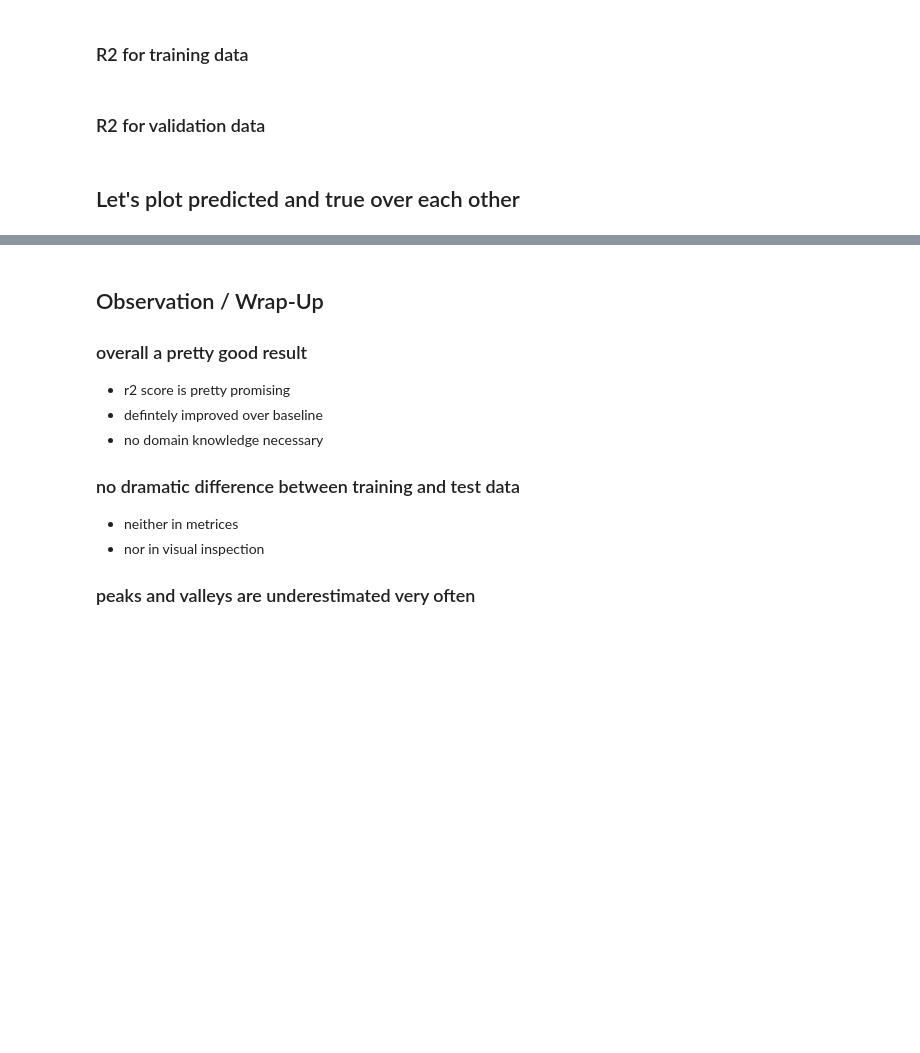
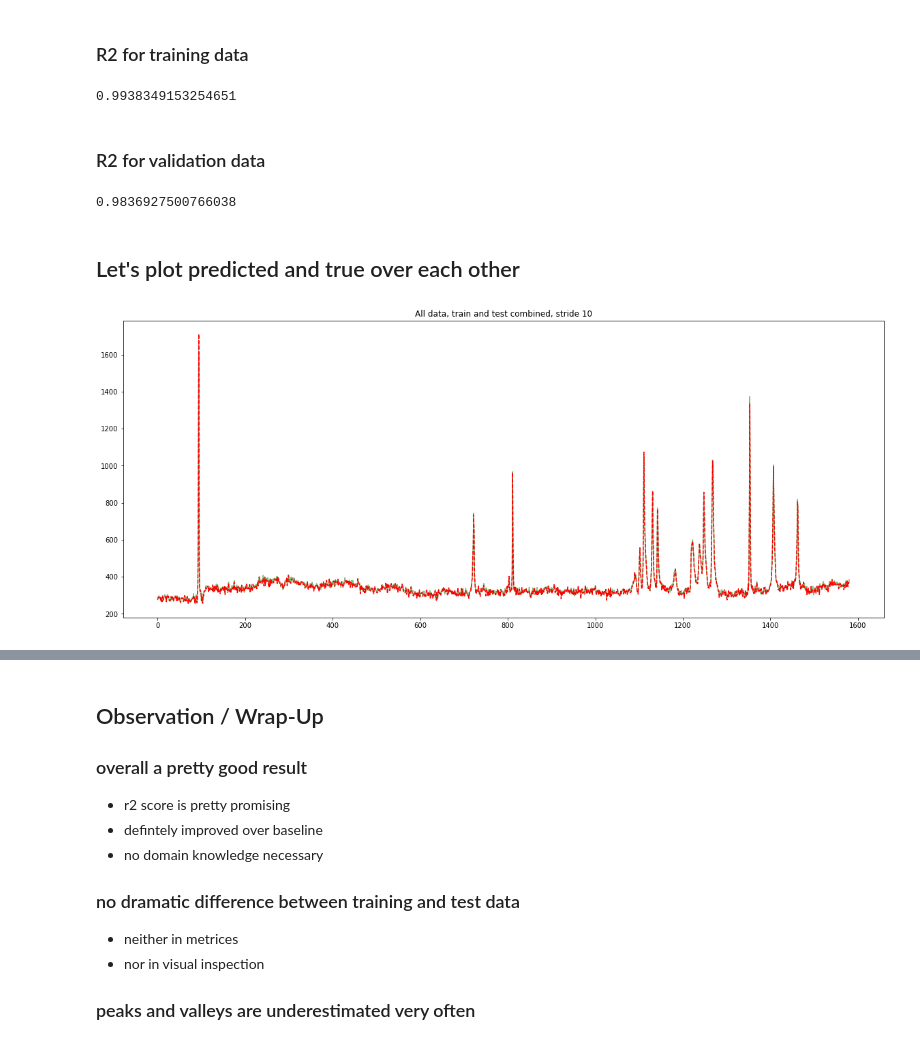
Before and after one commit to So-AI-love/academic-courses-Pattern-Recognition, a Jupyter notebook: Predictions/1/time_series_rnn_full_predict_97_Correct_main_data_local.ipynb, the cells around one changed output, grey strips where cells are left out. Cells and saved outputs as stored; diff of their text form; code cells hidden in the pictures; blank space fills up the shorter version.

```diff
--- a/Predictions/1/time_series_rnn_full_predict_97_Correct_main_data_local.ipynb
+++ b/Predictions/1/time_series_rnn_full_predict_97_Correct_main_data_local.ipynb
@@ -193,10 +195,10 @@ plt.ylabel('Daily Totals (GWh)');
 
 ### We train on the years 2006 - 2016 and validate on 2017
 # %%
-# consumption = time_series_df['Consumption'].to_numpy()
-consumption = time_series_df[df.columns[46]].to_numpy()
+# CO2_Production = time_series_df['Consumption'].to_numpy()
+CO2_Production = time_series_df[df.columns[46]].to_numpy()
 print(df.columns[46])
-consumption.shape
+CO2_Production.shape
 # %% [output]
 CO2
 (15840,)
@@ -252,7 +254,7 @@ def split_sequence(sequence, n_steps_in, n_steps_out):
 n_steps_in = 30 #@param {type:"slider", min:1, max:100, step:1}
 n_steps_out = 1
 # %%
-X, Y = split_sequence(consumption, n_steps_in, n_steps_out)
+X, Y = split_sequence(CO2_Production, n_steps_in, n_steps_out)
 X.shape, Y.shape
 # %% [output]
 ((15810, 30), (15810, 1))
@@ -526,22 +536,28 @@ r2_score(Y, Y_pred)
 # %%
 Y_train_pred = model.predict(X_train)
 r2_score(Y_train, Y_train_pred)
+# %% [output]
+0.9938349153254651
 # %% [markdown]
 ### R2 for validation data
 # %%
 Y_test_pred = model.predict(X_test)
 r2_score(Y_test, Y_test_pred)
+# %% [output]
+0.9836927500766038
 # %% [markdown]
 ## Let's plot predicted and true over each other
 # %%
 # this gets really crowded, using a stride, makes it more readable
 stride = 10
 
 # for the first 90 days we have no prediction, so get rid of them
-plt.plot(consumption[n_steps_in::stride], alpha=0.5, color='g')
+plt.plot(CO2_Production[n_steps_in::stride], alpha=0.5, color='g')
 plt.plot(Y_pred[::stride], color='r', ls='dashed')
 
 plt.title('All data, train and test combined, stride 10');
+# %% [output]
+[figure, added]
 # %%
 stride = 1
 
```
Also changed, not shown: parts of 13 cells of this notebook.
